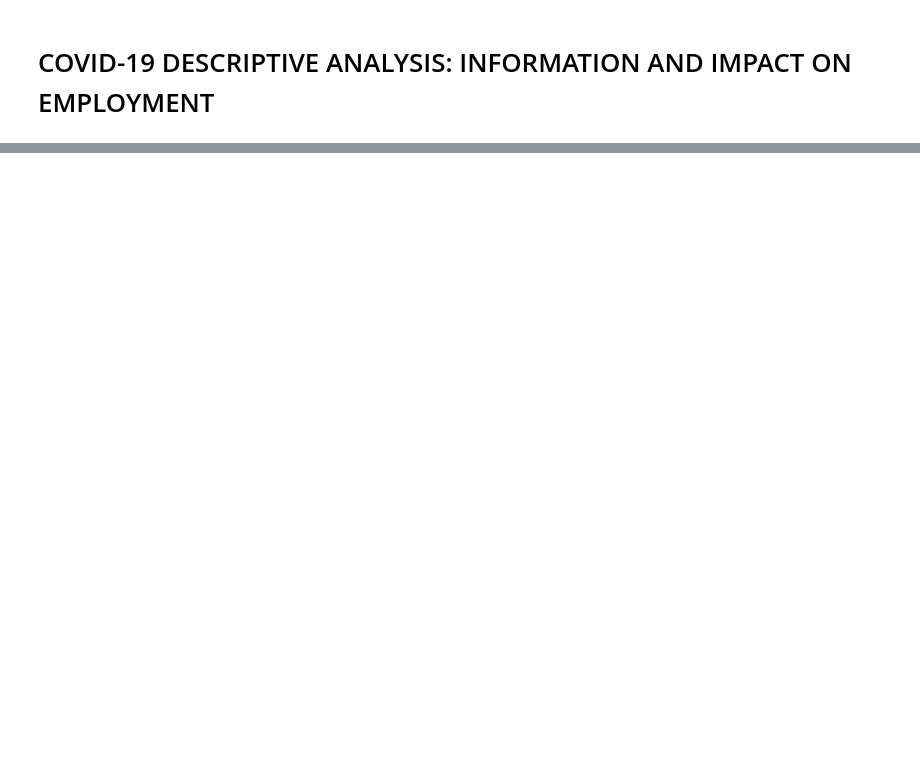
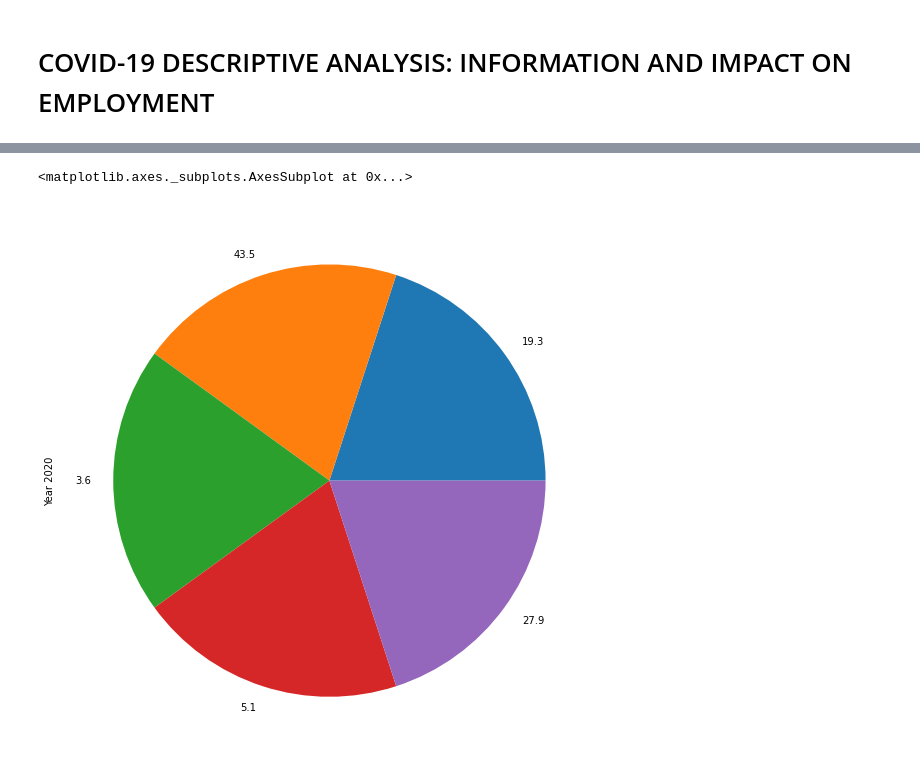
Before and after one commit to maezie19-02475/3206-The-Conquerors, a Jupyter notebook: COVID_19_DESCRIPTIVE_ANALYSIS_INFORMATION_AND_IMPACT_ON_EMPLOYMENT.ipynb, the cells around one changed output, grey strips where cells are left out. Drawn from its saved outputs; the diff is of its cells as text; code cells hidden in the pictures; blank space fills up the shorter version.

```diff
--- a/COVID_19_DESCRIPTIVE_ANALYSIS_INFORMATION_AND_IMPACT_ON_EMPLOYMENT.ipynb
+++ b/COVID_19_DESCRIPTIVE_ANALYSIS_INFORMATION_AND_IMPACT_ON_EMPLOYMENT.ipynb
@@ -348,0 +99,5 @@ plt.show()
+# %%
+url = 'https://raw.githubusercontent.com/maezie19-02475/ITBA-3206-The-Conquerors/main/Datasets/Datasets(2).csv'
+# %%
+data3= pd.read_csv(url)
+data3.head(30)
@@ -348,0 +122,4 @@ plt.show()
+# %%
+data3= pd.DataFrame(data3)
+data3.drop([0, 1, 2, 4, 5, 7, 8, 10, 11, 13, 14, 16, 17], axis = 0, inplace=True)
+data3.head(15)
@@ -348,0 +133,8 @@ plt.show()
+# %%
+f = plt.figure(tight_layout=True)
+f.set_figwidth(20)
+f.set_figheight(10)
+data3['Year 2020'].value_counts().plot(kind='pie', figsize = (8,8))
+# %% [output]
+<matplotlib.axes._subplots.AxesSubplot at 0x...>
+[figure, added]
```
Also changed, not shown: parts of 40 cells of this notebook.
